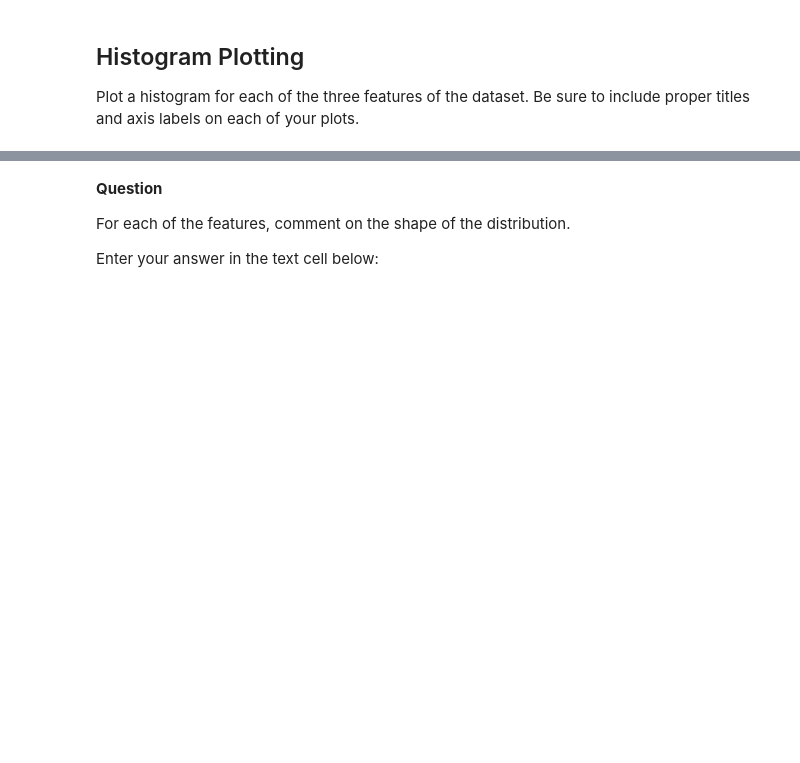
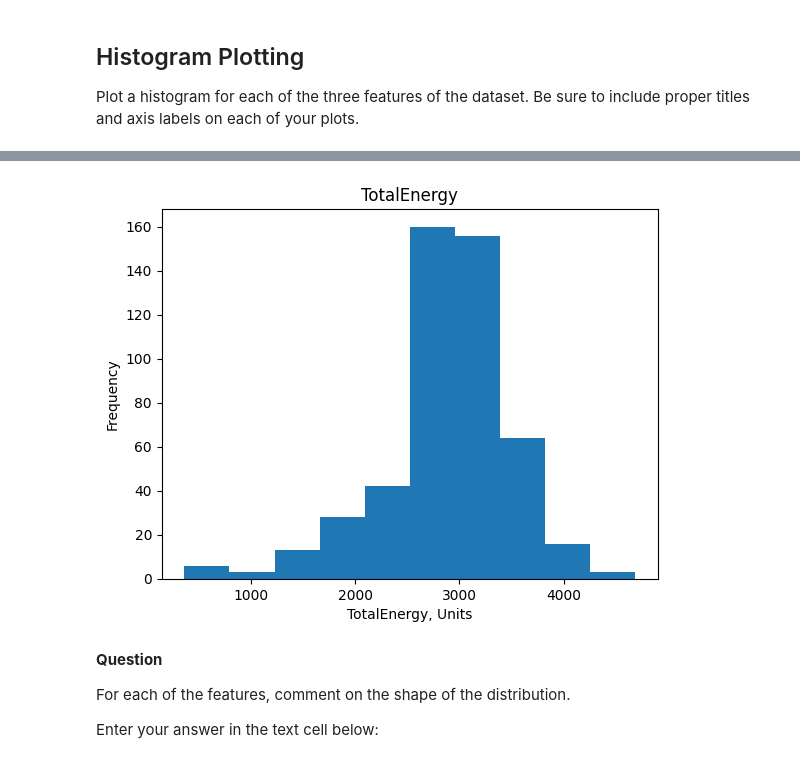
Before and after one commit to ncat-morrow/isen-project-1-jk, a Jupyter notebook: ISEN_370_Project_1_Assignment.ipynb, the cells around one changed output, grey strips where cells are left out. Cells and saved outputs as stored; diff of their text form; code cells hidden in the pictures; blank space fills up the shorter version.

```diff
--- a/ISEN_370_Project_1_Assignment.ipynb
+++ b/ISEN_370_Project_1_Assignment.ipynb
@@ -49,3 +93,11 @@ Plot a histogram for each of the three features of the dataset. Be sure to inclu
+# %%
+plt.hist(features['TotalEnergy'])
+plt.ylabel('Frequency')
+plt.xlabel("TotalEnergy, Units")
+plt.title('TotalEnergy')
+plt.show()
+# %% [output]
+[figure, added]
 # %% [markdown]
 **Question**
 
```
Also changed, not shown: parts of 8 cells of this notebook.
